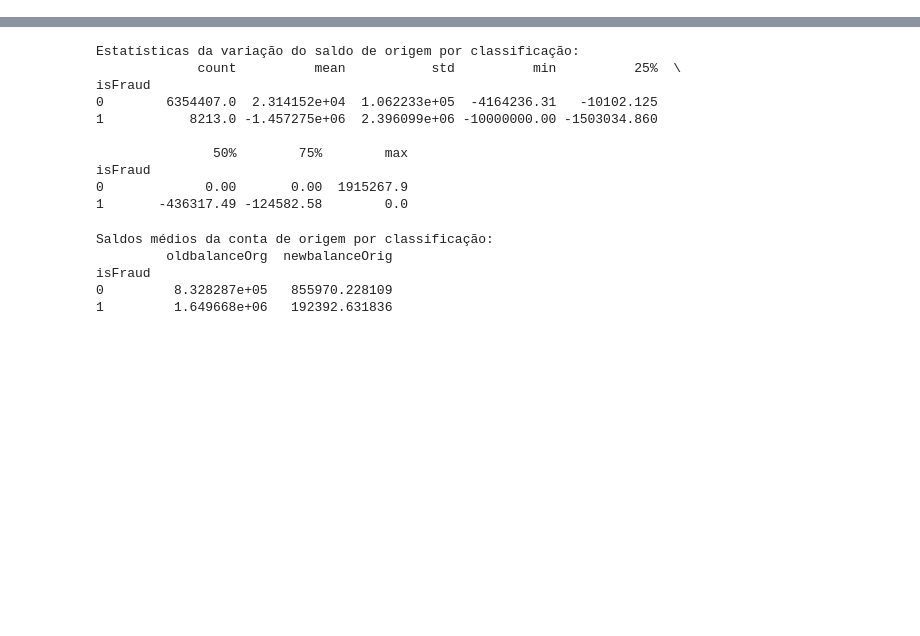
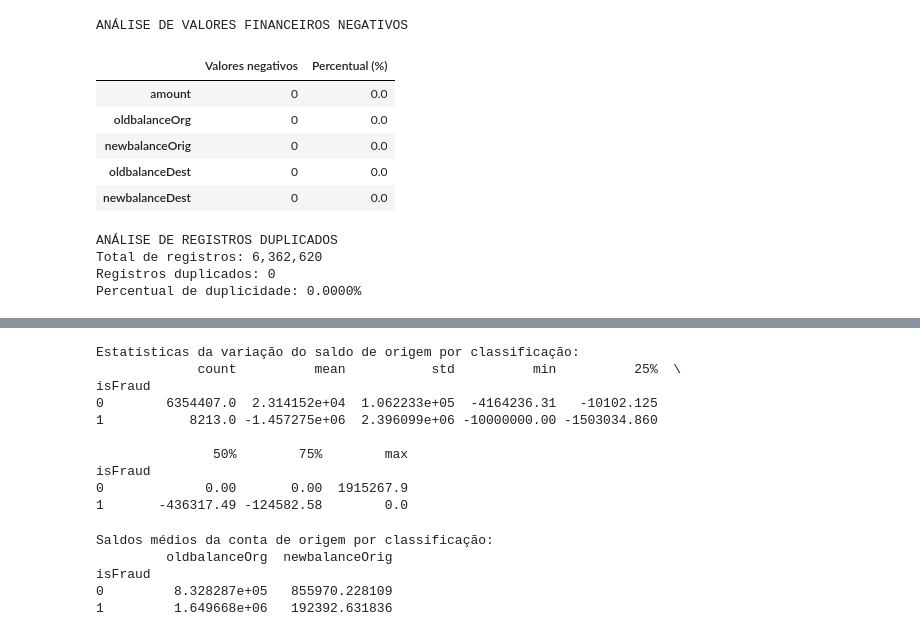
Before and after one commit to joaoribeiro-max/grupo5-fraud-detection, a Jupyter notebook: notebooks/01_analise_exploratoria.ipynb, the cells around one changed output, grey strips where cells are left out. Saved outputs shown, nothing was run; the diff lists cells and outputs as text; code cells hidden in the pictures; blank space fills up the shorter version.

```diff
--- a/notebooks/01_analise_exploratoria.ipynb
+++ b/notebooks/01_analise_exploratoria.ipynb
@@ -0,0 +94,62 @@
+# %%
+
+# ============================================================
+# ETAPA 16 - VERIFICAÇÃO DE VALORES FINANCEIROS NEGATIVOS
+# ============================================================
+
+# Define as colunas financeiras que serão investigadas.
+colunas_financeiras = [
+    "amount",
+    "oldbalanceOrg",
+    "newbalanceOrig",
+    "oldbalanceDest",
+    "newbalanceDest"
+]
+
+# Conta quantos valores negativos existem em cada coluna.
+valores_negativos = (df[colunas_financeiras] < 0).sum()
+
+# Calcula o percentual de valores negativos por coluna.
+percentual_negativos = (
+    (valores_negativos / len(df)) * 100
+).round(4)
+
+# Organiza os resultados em uma tabela.
+analise_negativos = pd.DataFrame({
+    "Valores negativos": valores_negativos,
+    "Percentual (%)": percentual_negativos
+})
+
+# Exibe o resultado da investigação.
+print("ANÁLISE DE VALORES FINANCEIROS NEGATIVOS")
+display(analise_negativos)
+# %% [output]
+ANÁLISE DE VALORES FINANCEIROS NEGATIVOS
+|  | Valores negativos | Percentual (%) |
+| amount | 0 | 0.0 |
+| oldbalanceOrg | 0 | 0.0 |
+| newbalanceOrig | 0 | 0.0 |
+| oldbalanceDest | 0 | 0.0 |
+| newbalanceDest | 0 | 0.0 |
+# %%
+
+# ============================================================
+# ETAPA 15 - VERIFICAÇÃO DE REGISTROS DUPLICADOS
+# ============================================================
+
+# Conta quantas linhas estão completamente duplicadas.
+total_duplicados = df.duplicated().sum()
+
+# Calcula o percentual de duplicidade em relação ao total.
+percentual_duplicados = (total_duplicados / len(df)) * 100
+
+# Apresenta os resultados da análise.
+print("ANÁLISE DE REGISTROS DUPLICADOS")
+print(f"Total de registros: {len(df):,}")
+print(f"Registros duplicados: {total_duplicados:,}")
+print(f"Percentual de duplicidade: {percentual_duplicados:.4f}%")
+# %% [output]
+ANÁLISE DE REGISTROS DUPLICADOS
+Total de registros: 6,362,620
+Registros duplicados: 0
+Percentual de duplicidade: 0.0000%
```
Also changed, not shown: parts of 5 cells of this notebook, 12 other files.
